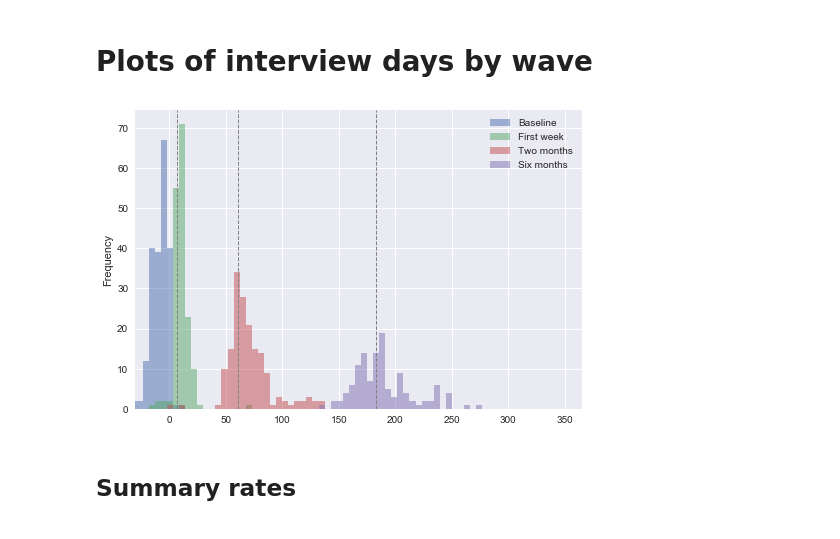
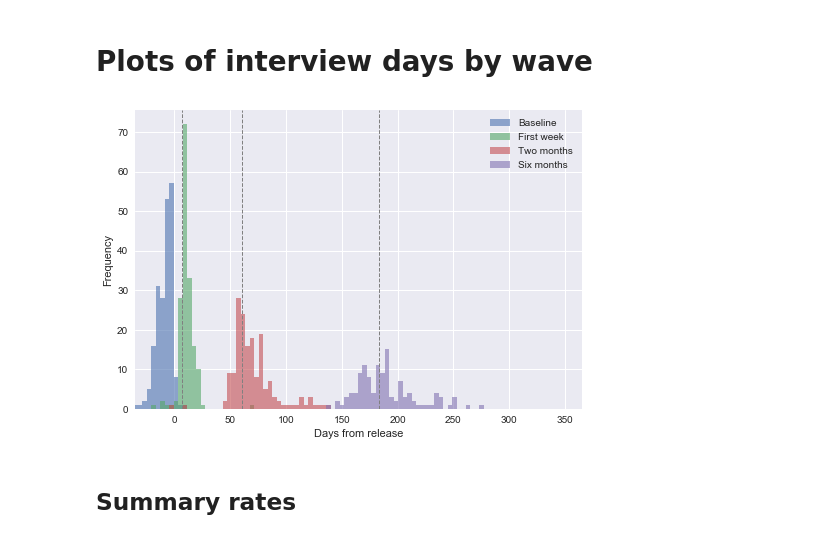
Before and after one commit to sdaza/reentry-chile, a Jupyter notebook: reports/reentry_chile_response_rates.ipynb, the cells around one changed output. Cells and saved outputs as stored; diff of their text form; code cells hidden in the pictures.

```diff
--- a/reports/reentry_chile_response_rates.ipynb
+++ b/reports/reentry_chile_response_rates.ipynb
@@ -367,16 +367,16 @@ Name: r_6months, dtype: int64
 # %% [markdown]
 # Plots of interview days by wave
 # %%
-ax = df.loc[:, ['release_baseline', 'release_week', 'release_2months', 'release_6months']].plot.hist(alpha=0.5, bins = 150)
-ax.set_xlim(-30,365)
+ax = df.loc[:, ['release_baseline', 'release_week', 'release_2months', 'release_6months']].plot.hist(alpha=0.6, bins = 200)
+ax.set_xlim(-35,365)
 ax.legend(['Baseline', 'First week', 'Two months', 'Six months'])
 ax.axvline(7, color = 'gray', linestyle ='--', linewidth=1)
 ax.axvline(30.5*2, color = 'gray', linestyle ='--', linewidth=1)
 ax.axvline(30.5*6, color = 'gray', linestyle ='--', linewidth=1)
-ax.set_xlabel('Day from release')
+ax.set_xlabel('Days from release')
 plt.show()
 # %% [output]
-[figure, old version]
+[figure, new version]
 # %% [markdown]
 ## Summary rates
 # %%
```
